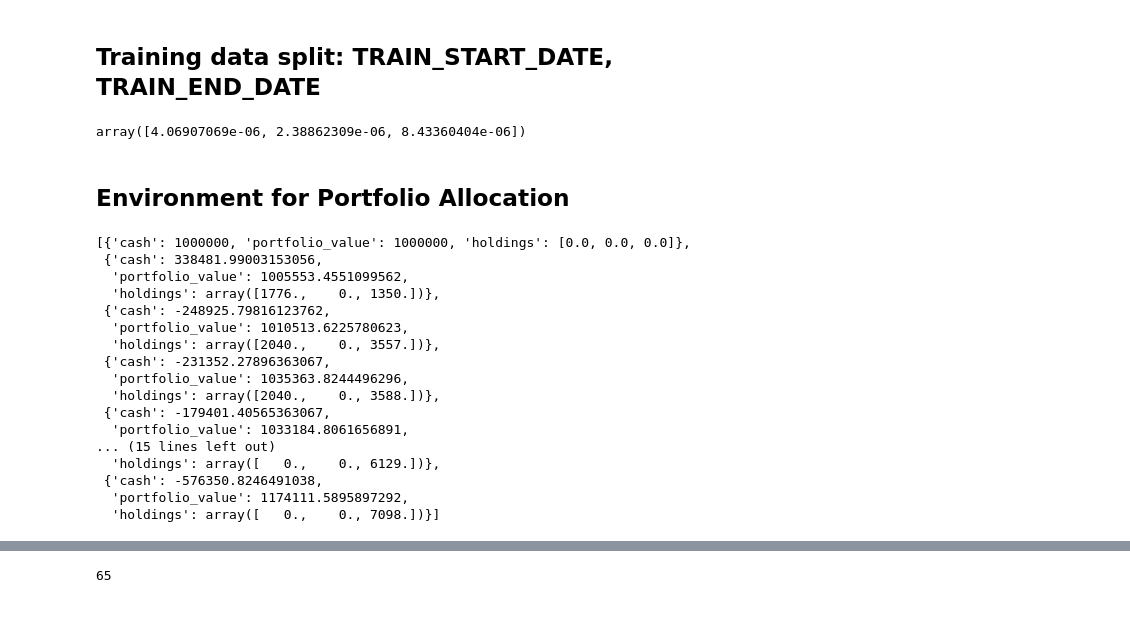
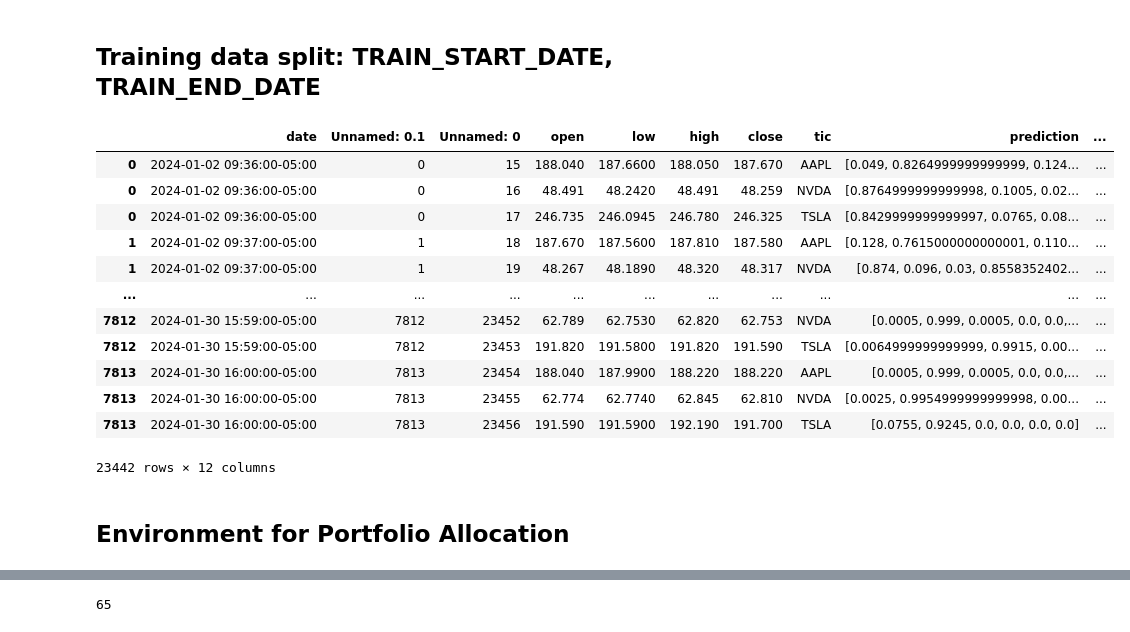
Before and after one commit to SvenTern/algotrade, a Jupyter notebook: Обучение_игровой_модели_оптимизации_портфеля.ipynb, the cells around one changed output, grey strips where cells are left out. Cells and saved outputs as stored; diff of their text form; code cells hidden in the pictures.

```diff
--- a/Обучение_игровой_модели_оптимизации_портфеля.ipynb
+++ b/Обучение_игровой_модели_оптимизации_портфеля.ipynb
@@ -375,7 +372,41 @@ trade = data_split(data_final, processor.convert_to_ny_time(processor.TEST_START
-# %%
-train.iloc[0].covariance
-# %% [output]
-array([4.06907069e-06, 2.38862309e-06, 8.43360404e-06])
+# %%
+if True:
+    # Directory setup
+    check_and_make_directories([DATA_SAVE_DIR, TRAINED_MODEL_DIR, TENSORBOARD_LOG_DIR, RESULTS_DIR])
+
+
+    # File paths and tickers
+    file_path = 'DOW30_1m'
+    list_tickers = ['AAPL', 'TSLA', 'NVDA']
+
+    coeff_tp = 1
+    coeff_sl = 1
+
+    # Initialize processor
+    processor = FinancePreprocessor('polygon', list_tickers, "1Min", file_path)
+    train = processor.read_csv('train_final.csv')
+    train.reset_index(inplace=True)
+    # короткий датасет для тестирования
+    train = data_split(train, processor.convert_to_ny_time(processor.TRAIN_START_DATE), processor.convert_to_ny_time('2024-01-31'))
+else:
+    train = data_split(data_final, processor.convert_to_ny_time(processor.TRAIN_START_DATE), processor.convert_to_ny_time(processor.TRAIN_END_DATE))
+    trade = data_split(data_final, processor.convert_to_ny_time(processor.TEST_START_DATE), processor.convert_to_ny_time(processor.TEST_END_DATE))
+# %%
+train
+# %% [output]
+|  | date | Unnamed: 0.1 | Unnamed: 0 | open | low | high | close | tic | prediction | ... |
+| 0 | 2024-01-02 09:36:00-05:00 | 0 | 15 | 188.040 | 187.6600 | 188.050 | 187.670 | AAPL | [0.049, 0.8264999999999999, 0.124... | ... |
+| 0 | 2024-01-02 09:36:00-05:00 | 0 | 16 | 48.491 | 48.2420 | 48.491 | 48.259 | NVDA | [0.8764999999999998, 0.1005, 0.02... | ... |
+| 0 | 2024-01-02 09:36:00-05:00 | 0 | 17 | 246.735 | 246.0945 | 246.780 | 246.325 | TSLA | [0.8429999999999997, 0.0765, 0.08... | ... |
+| 1 | 2024-01-02 09:37:00-05:00 | 1 | 18 | 187.670 | 187.5600 | 187.810 | 187.580 | AAPL | [0.128, 0.7615000000000001, 0.110... | ... |
+| 1 | 2024-01-02 09:37:00-05:00 | 1 | 19 | 48.267 | 48.1890 | 48.320 | 48.317 | NVDA | [0.874, 0.096, 0.03, 0.8558352402... | ... |
+| ... | ... | ... | ... | ... | ... | ... | ... | ... | ... | ... |
+| 7812 | 2024-01-30 15:59:00-05:00 | 7812 | 23452 | 62.789 | 62.7530 | 62.820 | 62.753 | NVDA | [0.0005, 0.999, 0.0005, 0.0, 0.0,... | ... |
+| 7812 | 2024-01-30 15:59:00-05:00 | 7812 | 23453 | 191.820 | 191.5800 | 191.820 | 191.590 | TSLA | [0.0064999999999999, 0.9915, 0.00... | ... |
+| 7813 | 2024-01-30 16:00:00-05:00 | 7813 | 23454 | 188.040 | 187.9900 | 188.220 | 188.220 | AAPL | [0.0005, 0.999, 0.0005, 0.0, 0.0,... | ... |
+| 7813 | 2024-01-30 16:00:00-05:00 | 7813 | 23455 | 62.774 | 62.7740 | 62.845 | 62.810 | NVDA | [0.0025, 0.9954999999999998, 0.00... | ... |
+| 7813 | 2024-01-30 16:00:00-05:00 | 7813 | 23456 | 191.590 | 191.5900 | 192.190 | 191.700 | TSLA | [0.0755, 0.9245, 0.0, 0.0, 0.0, 0.0] | ... |
+23442 rows × 12 columns
 # %% [markdown]
 ## Environment for Portfolio Allocation
 # %%
@@ -432,26 +477,6 @@ for i in range(10):
 
     # Execute the second step
     state, reward, terminal, info = e_train.step(actions)
-# %%
-e_train.asset_memory
-# %% [output]
-[{'cash': 1000000, 'portfolio_value': 1000000, 'holdings': [0.0, 0.0, 0.0]},
- {'cash': 338481.99003153056,
-  'portfolio_value': 1005553.4551099562,
-  'holdings': array([1776.,    0., 1350.])},
- {'cash': -248925.79816123762,
-  'portfolio_value': 1010513.6225780623,
-  'holdings': array([2040.,    0., 3557.])},
- {'cash': -231352.27896363067,
-  'portfolio_value': 1035363.8244496296,
-  'holdings': array([2040.,    0., 3588.])},
- {'cash': -179401.40565363067,
-  'portfolio_value': 1033184.8061656891,
-... (15 lines left out)
-  'holdings': array([   0.,    0., 6129.])},
- {'cash': -576350.8246491038,
-  'portfolio_value': 1174111.5895897292,
-  'holdings': array([   0.,    0., 7098.])}]
 # %%
 stock_dimension = len(train.tic.unique())
 risk_volume = 0.2
```
Also changed, not shown: parts of 6 cells of this notebook.
